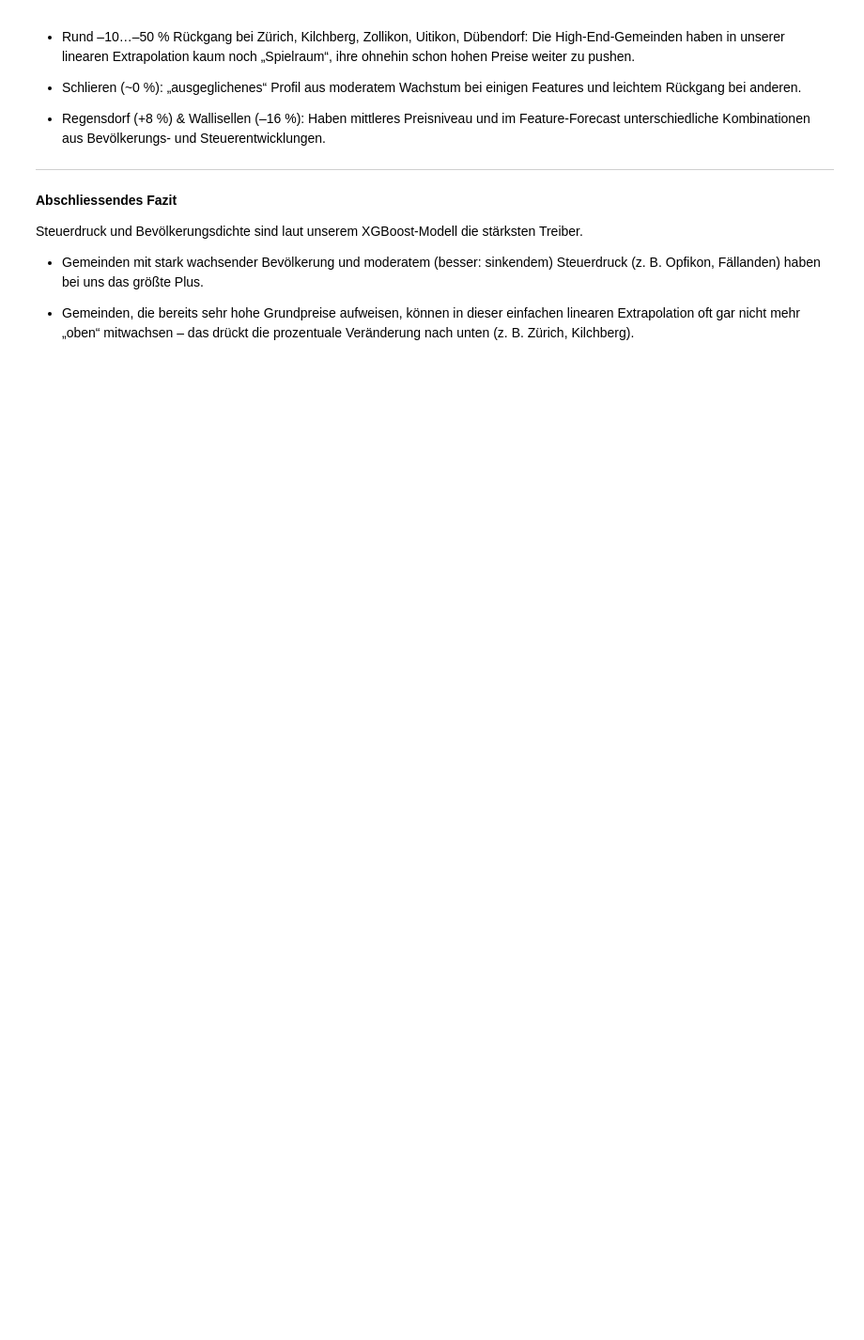
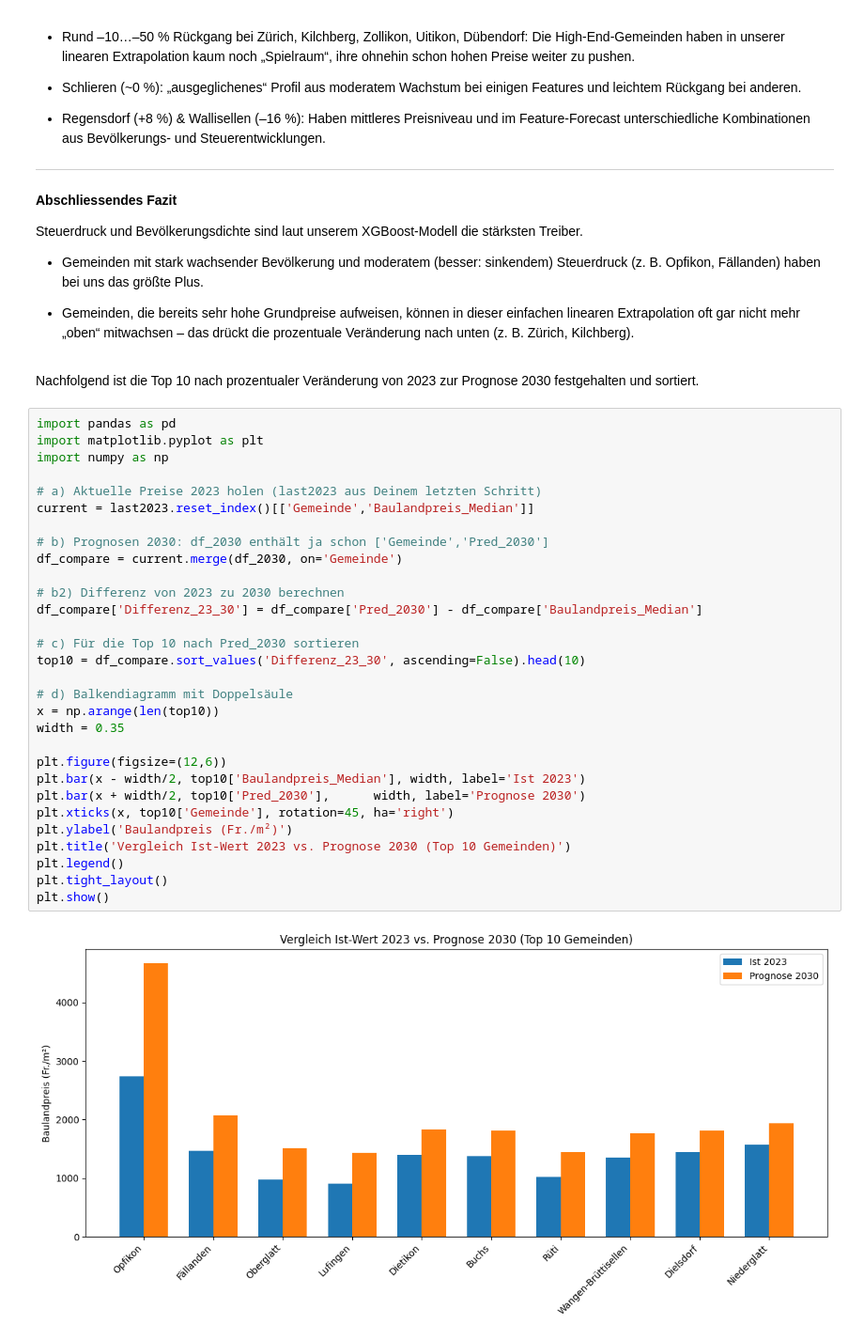
Before and after one commit to Bina-G10/BINA-G10, a Jupyter notebook: bina_gruppe10.ipynb, the cells around one changed output. Shown at 94% size. Saved outputs shown, nothing was run; the diff lists cells and outputs as text; blank space fills up the shorter version.

Commit message:
Top 10 nach prozentualer Veränderung von 2023 zur Prognose 2030

```diff
--- a/bina_gruppe10.ipynb
+++ b/bina_gruppe10.ipynb
@@ -2270,3 +2274,37 @@ Steuerdruck und Bevölkerungsdichte sind laut unserem XGBoost-Modell die stärks
 - Gemeinden mit stark wachsender Bevölkerung und moderatem (besser: sinkendem) Steuerdruck (z. B. Opfikon, Fällanden) haben bei uns das größte Plus.
 
 - Gemeinden, die bereits sehr hohe Grundpreise aufweisen, können in dieser einfachen linearen Extrapolation oft gar nicht mehr „oben“ mitwachsen – das drückt die prozentuale Veränderung nach unten (z. B. Zürich, Kilchberg).
+# %% [markdown]
+Nachfolgend ist die Top 10 nach prozentualer Veränderung von 2023 zur Prognose 2030 festgehalten und sortiert.
+# %%
+import pandas as pd
+import matplotlib.pyplot as plt
+import numpy as np
+
+# a) Aktuelle Preise 2023 holen (last2023 aus Deinem letzten Schritt)
+current = last2023.reset_index()[['Gemeinde','Baulandpreis_Median']]
+
+# b) Prognosen 2030: df_2030 enthält ja schon ['Gemeinde','Pred_2030']
+df_compare = current.merge(df_2030, on='Gemeinde')
+
+# b2) Differenz von 2023 zu 2030 berechnen
+df_compare['Differenz_23_30'] = df_compare['Pred_2030'] - df_compare['Baulandpreis_Median']
+
+# c) Für die Top 10 nach Pred_2030 sortieren
+top10 = df_compare.sort_values('Differenz_23_30', ascending=False).head(10)
+
+# d) Balkendiagramm mit Doppelsäule
+x = np.arange(len(top10))
+width = 0.35
+
+plt.figure(figsize=(12,6))
+plt.bar(x - width/2, top10['Baulandpreis_Median'], width, label='Ist 2023')
+plt.bar(x + width/2, top10['Pred_2030'],      width, label='Prognose 2030')
+plt.xticks(x, top10['Gemeinde'], rotation=45, ha='right')
+plt.ylabel('Baulandpreis (Fr./m²)')
+plt.title('Vergleich Ist-Wert 2023 vs. Prognose 2030 (Top 10 Gemeinden)')
+plt.legend()
+plt.tight_layout()
+plt.show()
+# %% [output]
+[figure, added]
```
Also changed, not shown: parts of 7 cells of this notebook.
